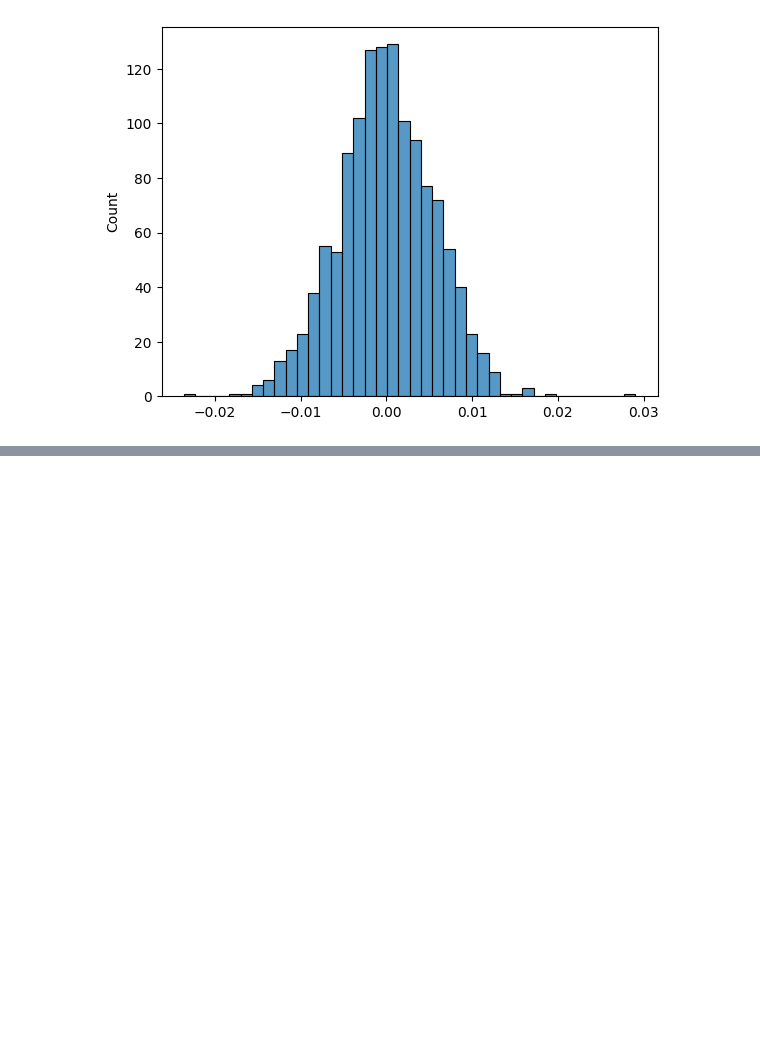
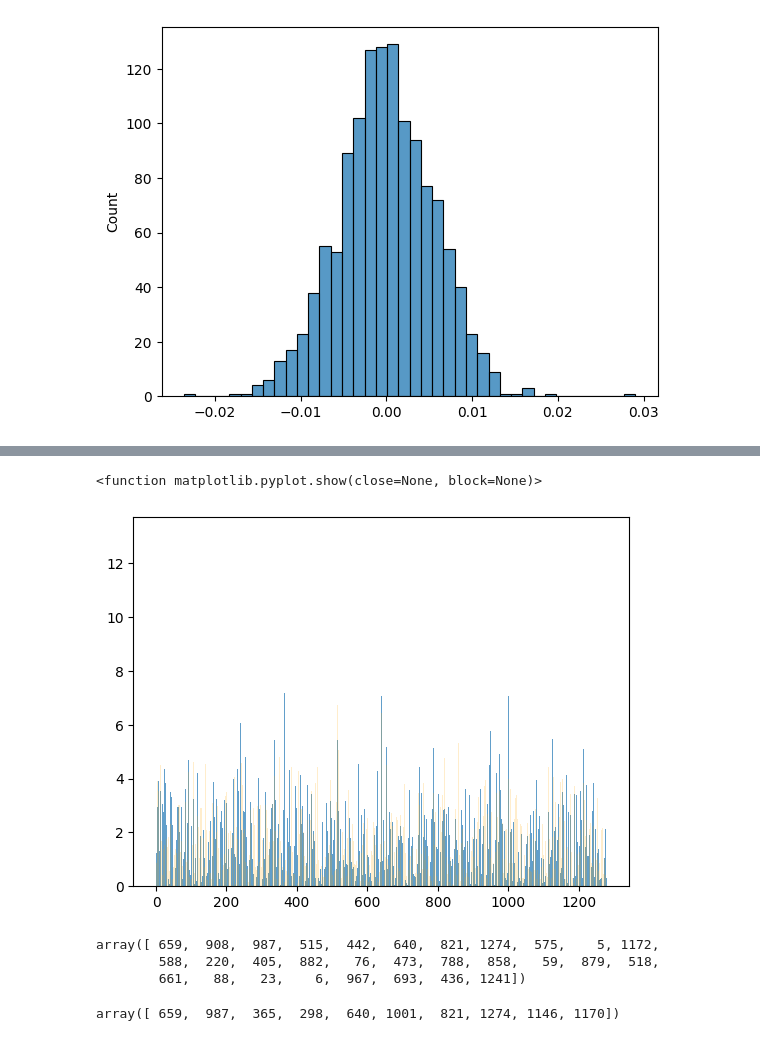
Before and after one commit to andrew-xu-unimelb/MLDE_evolvepro, a Jupyter notebook: additive_embedding_test.ipynb, the cells around one changed output, grey strips where cells are left out. Cells and saved outputs as stored; diff of their text form; code cells hidden in the pictures; blank space fills up the shorter version.

```diff
--- a/additive_embedding_test.ipynb
+++ b/additive_embedding_test.ipynb
@@ -53,0 +138,45 @@ sns.histplot(delta_sum)
+# %%
+# read in all iteration predictions
+iteration_predictions_df = pd.read_csv("output/embedding_projections_test/all_iterations_predictions.csv")
+
+# for each iteration
+iteration_data = iteration_predictions_df[iteration_predictions_df["iteration"] == 19] # limiting to last step for now
+iteration_data = iteration_data.sort_values(by="predicted_activity", ascending=False)
+selected_variants = top_variants.head(390)['variant'].tolist()
+
+high_activity_variant_df = embedding_df[embedding_df["mutation"].isin(selected_variants)]
+
+
+# calculating sum of all deltas
+variant_delta_sum = [0] * 1280
+
+for i in range(0, high_activity_variant_df.shape[0]):
+    # calculate row delta
+    delta = abs(wt_embedding_df.iloc[0] - high_activity_variant_df.iloc[0, 1:])
+    delta = delta.to_list()
+    # add to sum
+    #delta_sum = [a_i + b_i for a_i, b_i in zip(delta, delta_sum)]
+    variant_delta_sum = np.add(delta, variant_delta_sum)
+
+
+import matplotlib.pyplot as plt
+
+x = range(len(variant_delta_sum))
+plt.bar(x, variant_delta_sum, align='center', alpha=0.7)
+plt.bar(x, delta_sum, align='edge', color='orange', alpha=0.2)
+plt.show
+# %% [output]
+<function matplotlib.pyplot.show(close=None, block=None)>
+[figure, added]
+# %%
+ranked_delta_sum = np.argsort(delta_sum)[::-1]
+ranked_delta_sum[0:30]
+# %% [output]
+array([ 659,  908,  987,  515,  442,  640,  821, 1274,  575,    5, 1172,
+        588,  220,  405,  882,   76,  473,  788,  858,   59,  879,  518,
+        661,   88,   23,    6,  967,  693,  436, 1241])
+# %%
+ranked_variant_delta_sum = np.argsort(variant_delta_sum)[::-1]
+ranked_variant_delta_sum[0:10]
+# %% [output]
+array([ 659,  987,  365,  298,  640, 1001,  821, 1274, 1146, 1170])
```
Also changed, not shown: parts of 5 cells of this notebook, 6 other files.
